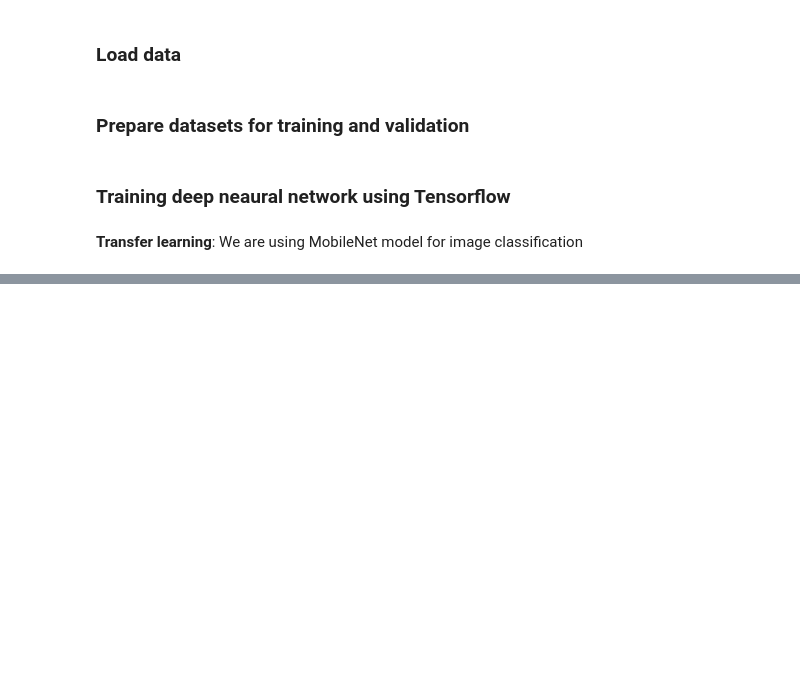
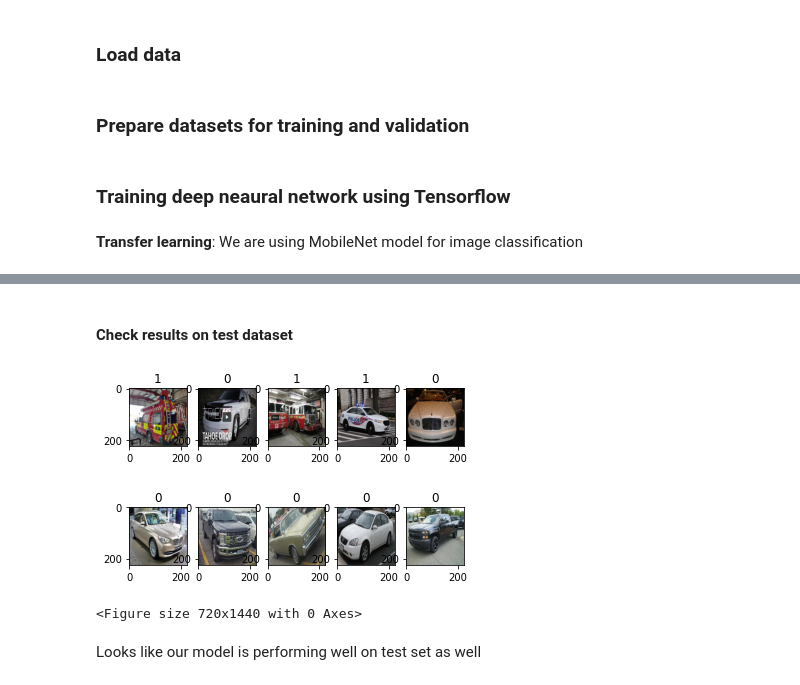
Before and after one commit to dd-open-source/ml-projects, a Jupyter notebook: transfer_learning/Emergency_Or_Not/Emergency_vehicle_Image_Classification_using_transfer_learning.ipynb, the cells around one changed output, grey strips where cells are left out. Cells and saved outputs as stored; diff of their text form; code cells hidden in the pictures; blank space fills up the shorter version.

Commit message:
Add test results on Emergency_vehicle_Image_Classification

```diff
--- a/transfer_learning/Emergency_Or_Not/Emergency_vehicle_Image_Classification_using_transfer_learning.ipynb
+++ b/transfer_learning/Emergency_Or_Not/Emergency_vehicle_Image_Classification_using_transfer_learning.ipynb
@@ -49,12 +49,17 @@ def get_image(img_name):
     img_path = path.join(images_dir, img_name)
     return Image.open(img_path)
 
-# Shows a randomly selected image from data
-def showImage(df):
-    sample = df.sample(n=1).iloc[0]
-    img = get_image(sample[image_names_col])
-    plt.title(sample[target_col])
-    plt.imshow(img)
+# Shows a randomly selected images from data
+def showImages(df, n=1):
+    cols = 5
+    rows = max(1, n//cols)
+    sample = df.sample(n=n).reset_index(drop=True)
+    for idx, row in sample.iterrows():
+      img = get_image(row[image_names_col])
+      plt.subplot(rows, cols, idx+1)
+      plt.title(row[label_col])
+      plt.imshow(img)
+    plt.figure(figsize=(10, 20))
     plt.show()
 
 # Saves images as numpy array for faster training cycles
@@ -104,7 +109,7 @@ with open(images_npy_file, 'rb') as f:
 train_data, val_data = train_test_split(train_df, test_size=0.2)
 train_ds = create_dataset_with_labels(train_data)
 val_ds = create_dataset_with_labels(val_data)
-test_ds = create_image_dataset(test_df)
+test_ds = create_image_dataset(test_df).batch(32)
 # %% [markdown]
 ### Training deep neaural network using Tensorflow
 # %% [markdown]
@@ -161 +170,16 @@ Epoch 8/30
 <keras.callbacks.History at 0x...>
+# %% [markdown]
+#### Check results on test dataset
+# %%
+# Create best model from saved weights
+best_model = create_model()
+best_model.load_weights(tf.train.latest_checkpoint(models_dir))
+test_predictions = best_model.predict(test_ds)
+test_df[label_col] = (test_predictions>0.5).astype(np.uint0)
+# %%
+showImages(test_df, n=10)
+# %% [output]
+[figure, added]
+<Figure size 720x1440 with 0 Axes>
+# %% [markdown]
+Looks like our model is performing well on test set as well
```
Also changed, not shown: parts of 3 cells of this notebook.
